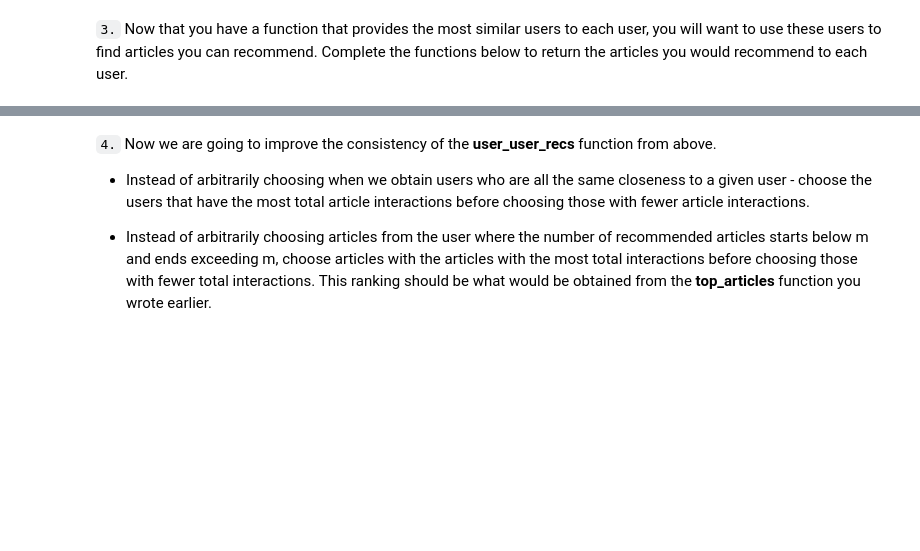
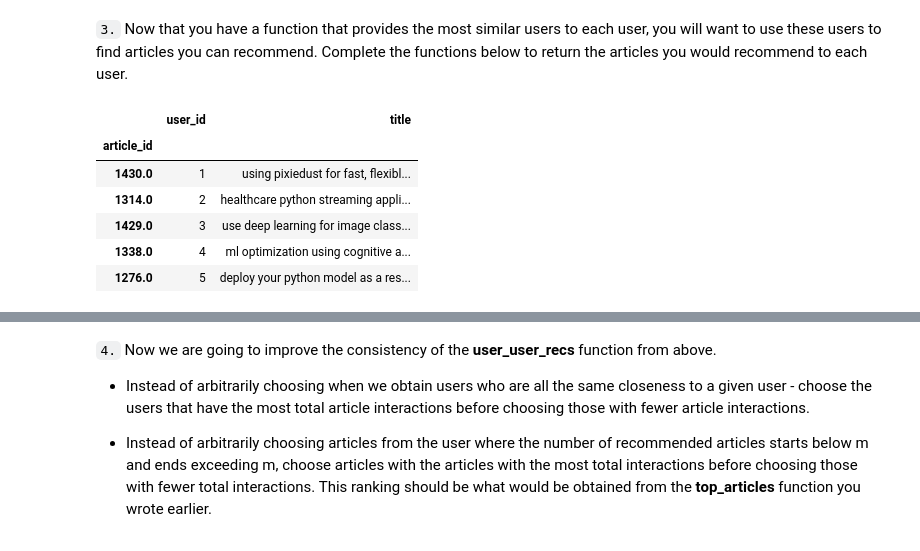
Before and after one commit to sunnykan/ibm-recommendations, a Jupyter notebook: scratch/notebooks/Recommendations_with_IBM.ipynb, the cells around one changed output, grey strips where cells are left out. Drawn from its saved outputs; the diff is of its cells as text; code cells hidden in the pictures; blank space fills up the shorter version.

```diff
--- a/scratch/notebooks/Recommendations_with_IBM.ipynb
+++ b/scratch/notebooks/Recommendations_with_IBM.ipynb
@@ -399,0 +552,13 @@ print("The 3 most similar users to user 46 are: {}".format(find_similar_users(46
+# %%
+df_copy = df.copy()
+df_copy.set_index(['article_id'], inplace=True)
+# %%
+df_copy.title[
+# %% [output]
+|  | user_id | title |
+| article_id |  |  |
+| 1430.0 | 1 | using pixiedust for fast, flexibl... |
+| 1314.0 | 2 | healthcare python streaming appli... |
+| 1429.0 | 3 | use deep learning for image class... |
+| 1338.0 | 4 | ml optimization using cognitive a... |
+| 1276.0 | 5 | deploy your python model as a res... |
```
Also changed, not shown: parts of 51 cells of this notebook.
